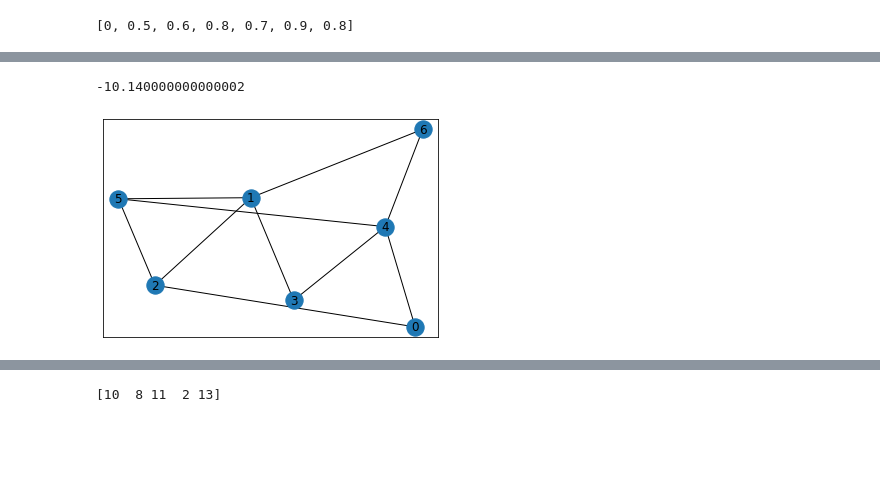
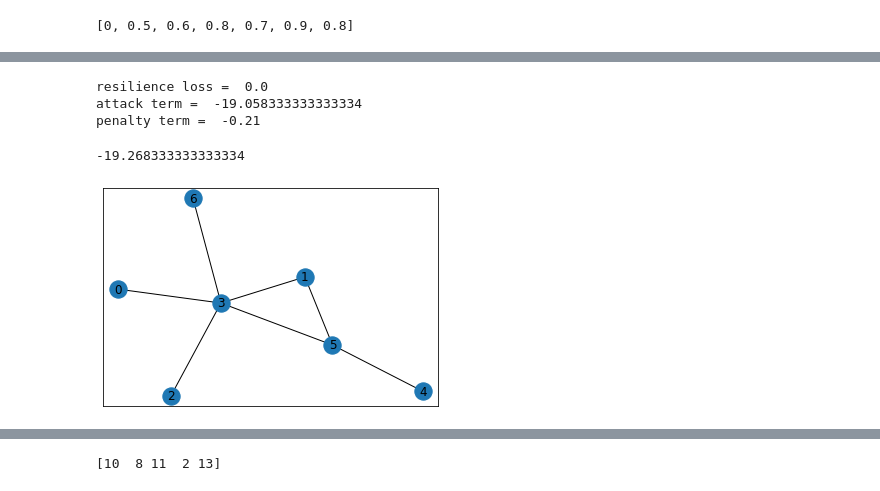
Before and after one commit to sohaib-ouzineb/MSC_INDIVIDUAL_PROJECT, a Jupyter notebook: evoltionary_algo.ipynb, the cells around one changed output, grey strips where cells are left out. Drawn from its saved outputs; the diff is of its cells as text; code cells hidden in the pictures; blank space fills up the shorter version.

```diff
--- a/evoltionary_algo.ipynb
+++ b/evoltionary_algo.ipynb
@@ -72,7 +72,8 @@ N = 7 #nbr of enclaves scale other parameters from base: N=5, M=30, T=20, times_
 #myit = gs.rand_iter() #iterator over set of constrained graphs
 M = 10 #nbr of valuable machines
 pe = 0.7 #error rate of IDS
-T = 36 #simulation time #24 for N5 36 for N7 : 6timeunites*5enclaves+1tentative*5enclaves=35
+T = 20*(N-1) #simulation time #24 for N5 36 for N7 : 6timeunites*5enclaves+1tentative*5enclaves=35
+internal_threat_likelihood = 1 #likelihood of having an internal threat
 #r = 0.3 #passive reconnaissance device discovery percentage over time
 recon_percentage = 0.7 #how much time percentage to spend on recon
 penalty_coeff = 0.01 #how much weight we put on penaly term
@@ -573,18 +628,12 @@ def is_valid(topo): #1D topo
     return True
 
 
-def partition (list_in, n):
-    b=copy.deepcopy(list_in)
-    random.shuffle(b)
-    it = iter(b)
-    size = len(b)
-    res = []
-    for i in range(n - 1,0,-1):
-        s = random.randint(0, size -  0 * i)
-        res += [list(islice(it,0,s))]
-        size -= s
-    res+=[list(it)]
-    random.shuffle(res)
+
+def partition(list_in,n):
+    res = [[] for i in range(n)]
+    for m in list_in:
+        encl = random.randint(0,n-1)
+        res[encl].append(m)
     return res
 
 def get_topo(A):
@@ -613,4 +662,5 @@ def initialize(): #new initialize with graphillion
     #topo = [int(t) for t in topo]
     sensitivities = list(np.random.random_sample(size = N-1)) #internet has no sensitivity
     distribution = partition(list(range(0,M)),N-1) #internet has no "machines"
+    #print([[names_dico[m] for m in distribution[node]] for node in range(N-1)])
     return [topo,sensitivities,distribution]
@@ -617,13 +724,21 @@ def initialize(): #new initialize with graphillion
 # %%
-alpha = 0.2
-r_coeff = 1*alpha
-penalty_coeff = 0.15*alpha
-
+#alpha = 0.2
+#r_coeff = 1*alpha
+#T=20
+#penalty_coeff = 0.15*alpha
+verbose_loss = True
+r_coeff = 0
+penalty_coeff = 0.01
+T=69
+internal_threat_likelihood = 0
 indiv = initialize()
 init(indiv)
 # %% [output]
--10.140000000000002
+resilience loss =  0.0
+attack term =  -19.058333333333334
+penalty term =  -0.21
+-19.268333333333334
-[figure, old version]
+[figure, new version]
 # %%
 topo = g_array[indiv[0]]
 print("topo = ",topo)
```
Also changed, not shown: parts of 9 cells of this notebook.
